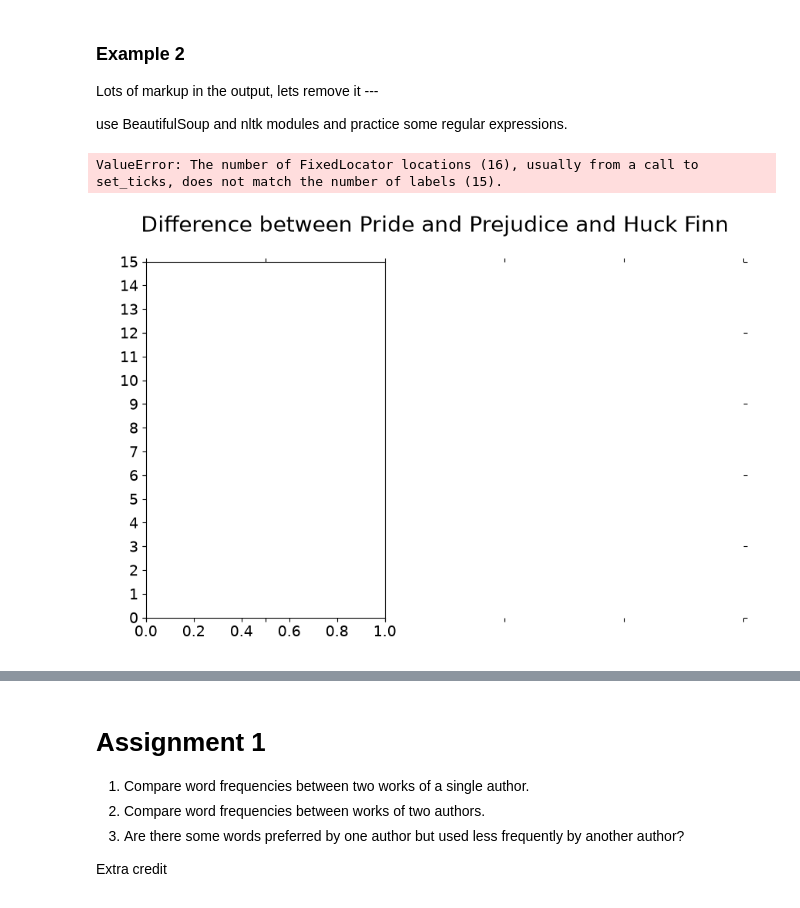
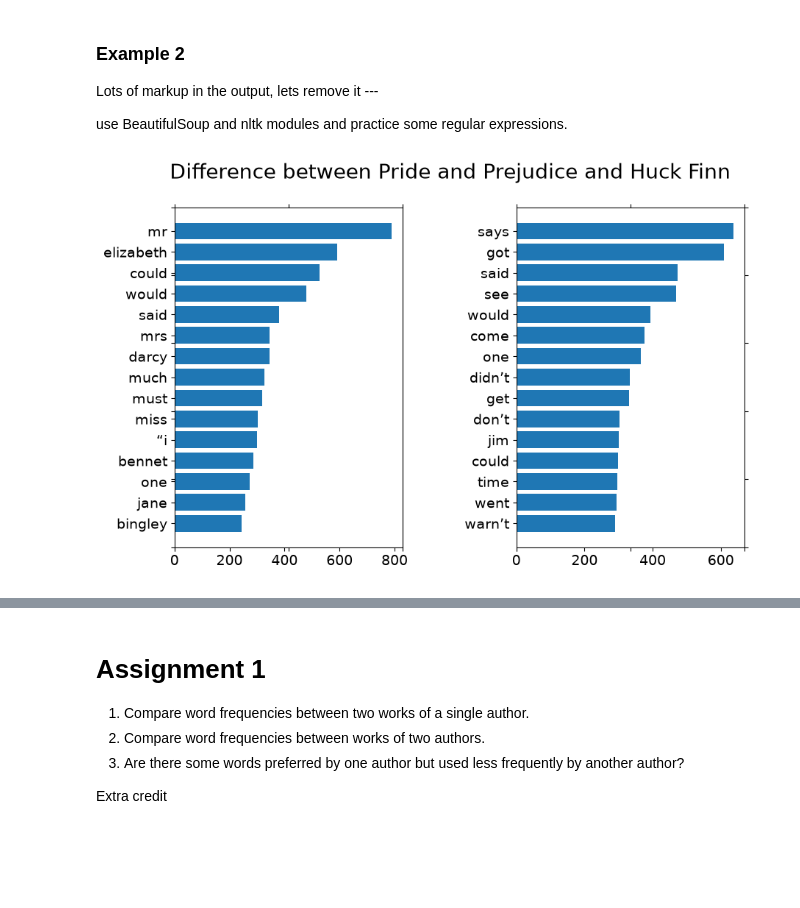
Before and after one commit to SergioMaciasAyala/MiniProject1, a Jupyter notebook: MiniProject1.ipynb, the cells around one changed output, grey strips where cells are left out. Drawn from its saved outputs; the diff is of its cells as text; code cells hidden in the pictures; blank space fills up the shorter version.

```diff
--- a/MiniProject1.ipynb
+++ b/MiniProject1.ipynb
@@ -150,37 +150,36 @@ import numpy as np
 import pylab
 import matplotlib.pyplot as plt
 
 %matplotlib inline
 def plotTwoLists (wf_ee, wf_bu, title):
     f = plt.figure (figsize=(10, 6))
     # this is painfully tedious....
     f .suptitle (title, fontsize=20)
     ax = f.add_subplot(111)
     ax .spines ['top'] .set_color ('none')
     ax .spines ['bottom'] .set_color ('none')
     ax .spines ['left'] .set_color ('none')
     ax .spines ['right'] .set_color ('none')
     ax .tick_params (labelcolor='w', top='off', bottom='off', left='off', right='off', labelsize=20)
 
     # Create two subplots, this is the first one
     ax1 = f .add_subplot (121)
     plt .subplots_adjust (wspace=.5)
 
-    pos = np .arange (len(wf_ee)+1)
+    pos = np.arange(len(wf_ee))
     ax1 .tick_params (axis='both', which='major', labelsize=14)
     pylab .yticks (pos, [ x [0] for x in wf_ee ])
     ax1 .barh (range(len(wf_ee)), [ x [1] for x in wf_ee ], align='center')
 
     ax2 = f .add_subplot (122)
     ax2 .tick_params (axis='both', which='major', labelsize=14)
-    pos = np .arange (len(wf_bu)+1)
+    pos = np.arange(len(wf_bu))
     pylab .yticks (pos, [ x [0] for x in wf_bu ])
     ax2 .barh (range (len(wf_bu)), [ x [1] for x in wf_bu ], align='center')
 
 plotTwoLists (wf_ee, wf_bu, 'Difference between Pride and Prejudice and Huck Finn')
 # %% [output]
-ValueError: The number of FixedLocator locations (16), usually from a call to set_ticks, does not match the number of labels (15).
-[figure, old version]
+[figure, new version]
 # %%
 #In case Project gutenberg is blocked you can download text to your laptop and copy to the docker container via scp
 #Assuming the file name you copy is pg4680.txt here is how you change the script
```
Also changed, not shown: parts of 4 cells of this notebook.
